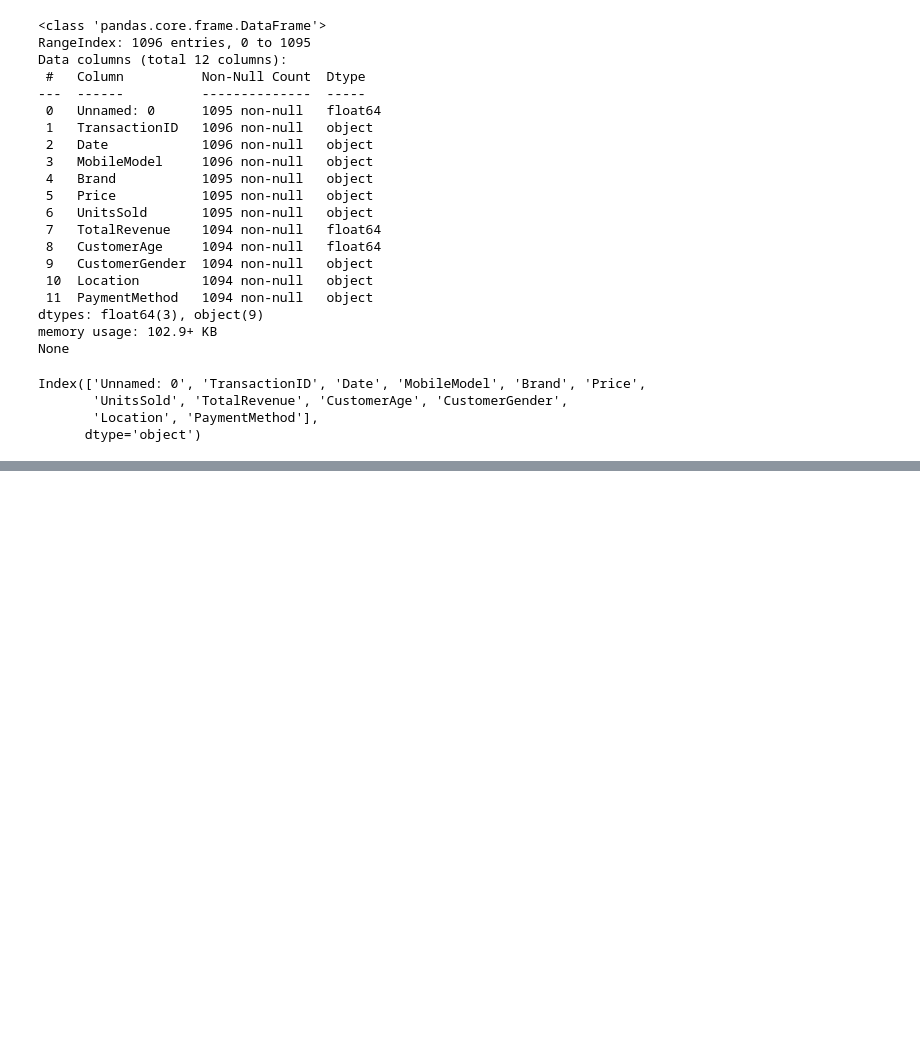
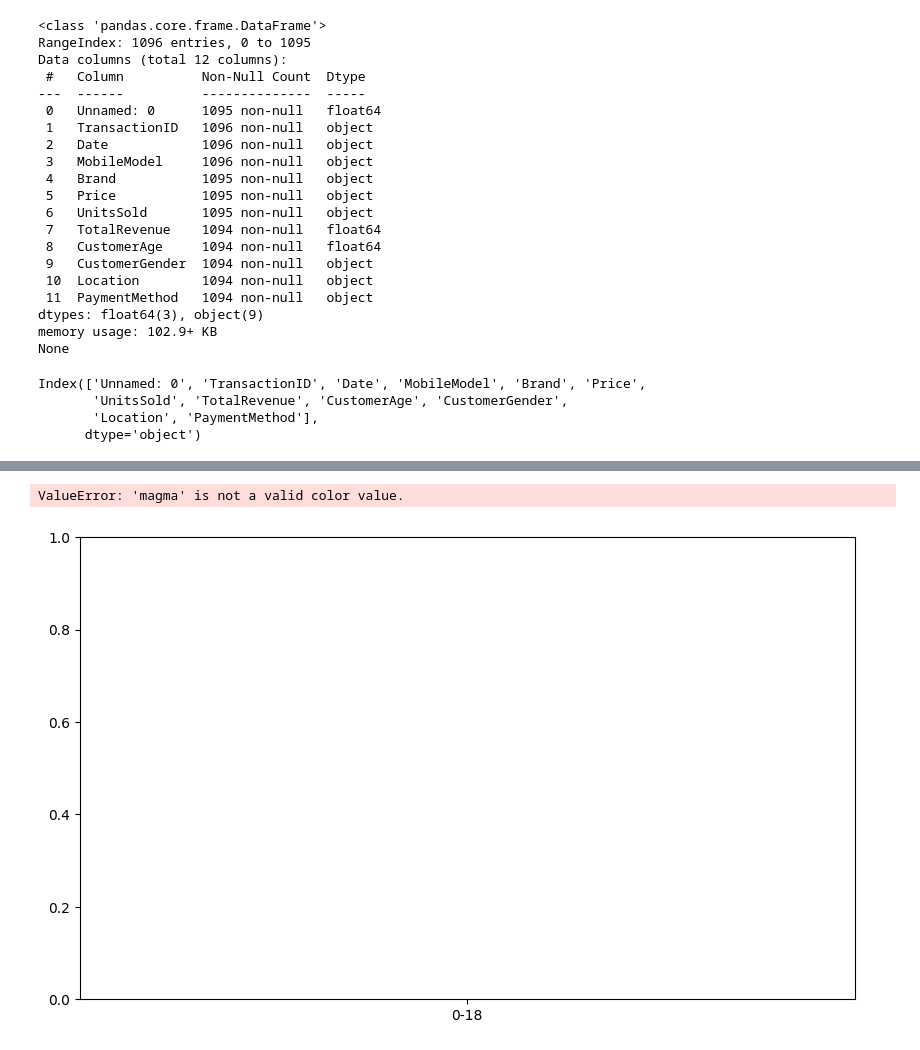
Before and after one commit to estebanbaigts/PulseMobile, a Jupyter notebook: analyse.ipynb, the cells around one changed output, grey strips where cells are left out. Cells and saved outputs as stored; diff of their text form; code cells hidden in the pictures; blank space fills up the shorter version.

```diff
--- a/analyse.ipynb
+++ b/analyse.ipynb
@@ -163,0 +174,20 @@ KeyError: 'Gender'
+# %%
+data['CustomerAge'] = pd.to_numeric(data['CustomerAge'], errors='coerce')
+
+bins = [0, 18, 25, 35, 45, 55, 65, 100]
+labels = ['0-18', '19-25', '26-35', '36-45', '46-55', '56-65', '65+']
+data['AgeGroup'] = pd.cut(data['CustomerAge'], bins=bins, labels=labels)
+
+age_group_counts = data['AgeGroup'].value_counts().sort_index()
+
+age_group_counts.to_csv('age_group_distribution.csv', index=True, header=['Count'])
+
+plt.figure(figsize=(10, 6))
+plt.bar(age_group_counts.index, age_group_counts.values, palette='magma')
+plt.xlabel('Groupes d\'âge')
+plt.ylabel('Nombre de ventes')
+plt.title('Distribution des achats par groupe d\'âge')
+plt.show()
+# %% [output]
+ValueError: 'magma' is not a valid color value.
+[figure, added]
```
Also changed, not shown: parts of 10 cells of this notebook, 6 other files.
